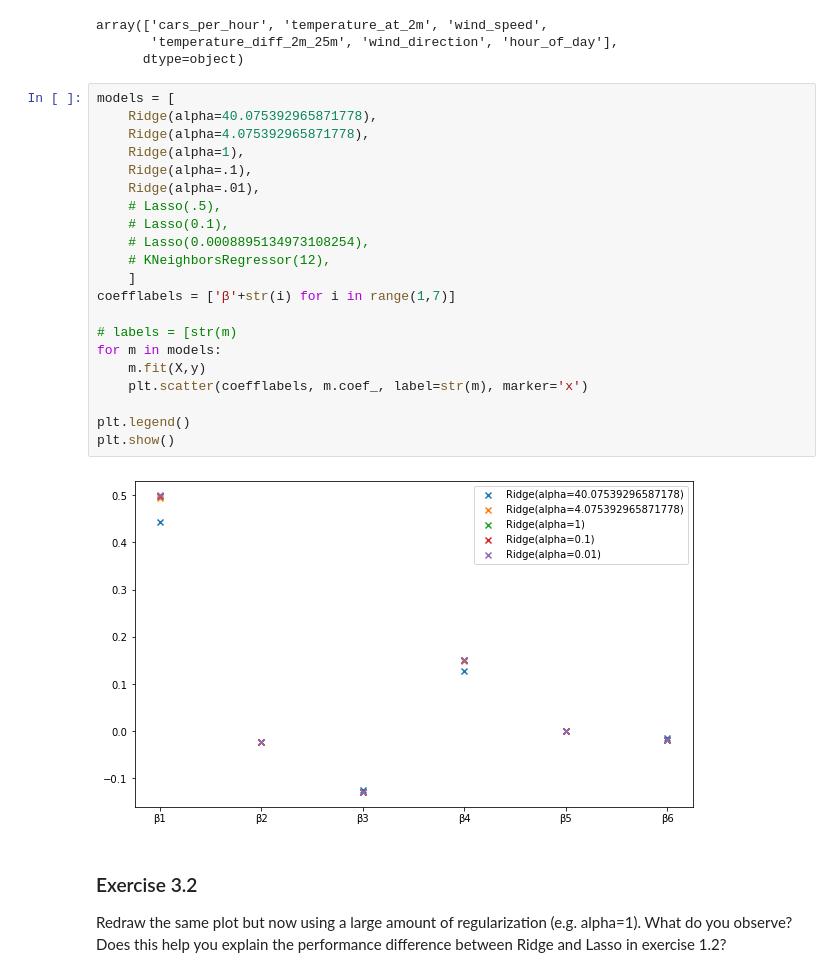
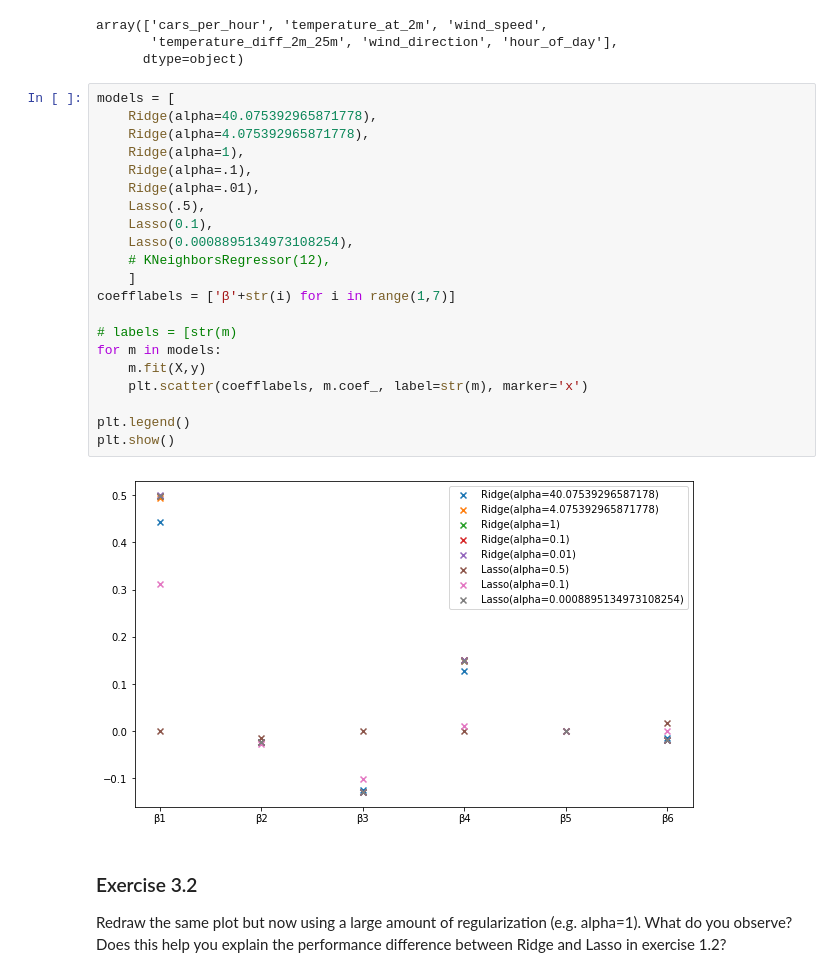
Before and after one commit to Trezorro/MLE-course, a Jupyter notebook: my_labs/Lab 1a Linear Models for Regression.ipynb, the cells around one changed output. Drawn from its saved outputs; the diff is of its cells as text.

```diff
--- a/my_labs/Lab 1a Linear Models for Regression.ipynb
+++ b/my_labs/Lab 1a Linear Models for Regression.ipynb
@@ -380,26 +379,26 @@ array(['cars_per_hour', 'temperature_at_2m', 'wind_speed',
 # %%
 models = [
     Ridge(alpha=40.075392965871778),
     Ridge(alpha=4.075392965871778),
     Ridge(alpha=1),
     Ridge(alpha=.1),
     Ridge(alpha=.01),
-    # Lasso(.5),
-    # Lasso(0.1),
-    # Lasso(0.0008895134973108254),
+    Lasso(.5),
+    Lasso(0.1),
+    Lasso(0.0008895134973108254),
     # KNeighborsRegressor(12),
     ]
 coefflabels = ['β'+str(i) for i in range(1,7)]
 
 # labels = [str(m)
 for m in models:
     m.fit(X,y)
     plt.scatter(coefflabels, m.coef_, label=str(m), marker='x')
 
 plt.legend()
 plt.show()
 # %% [output]
-[figure, old version]
+[figure, new version]
 # %% [markdown]
 ### Exercise 3.2
 Redraw the same plot but now using a large amount of regularization (e.g. alpha=1). What do you observe? Does this help you explain the performance difference between Ridge and Lasso in exercise 1.2?
```
Also changed, not shown: parts of 1 cell of this notebook, 2 other files.
